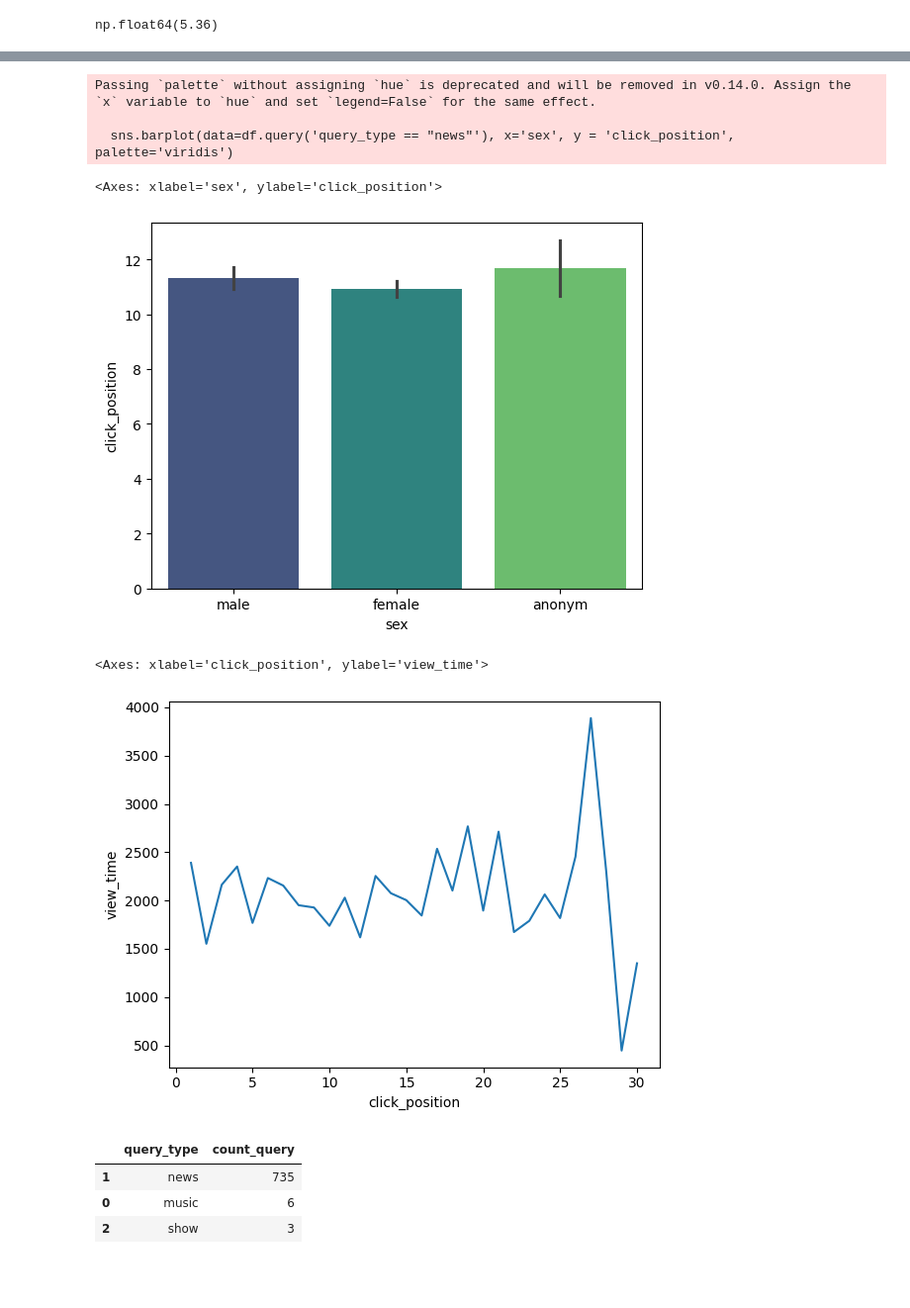
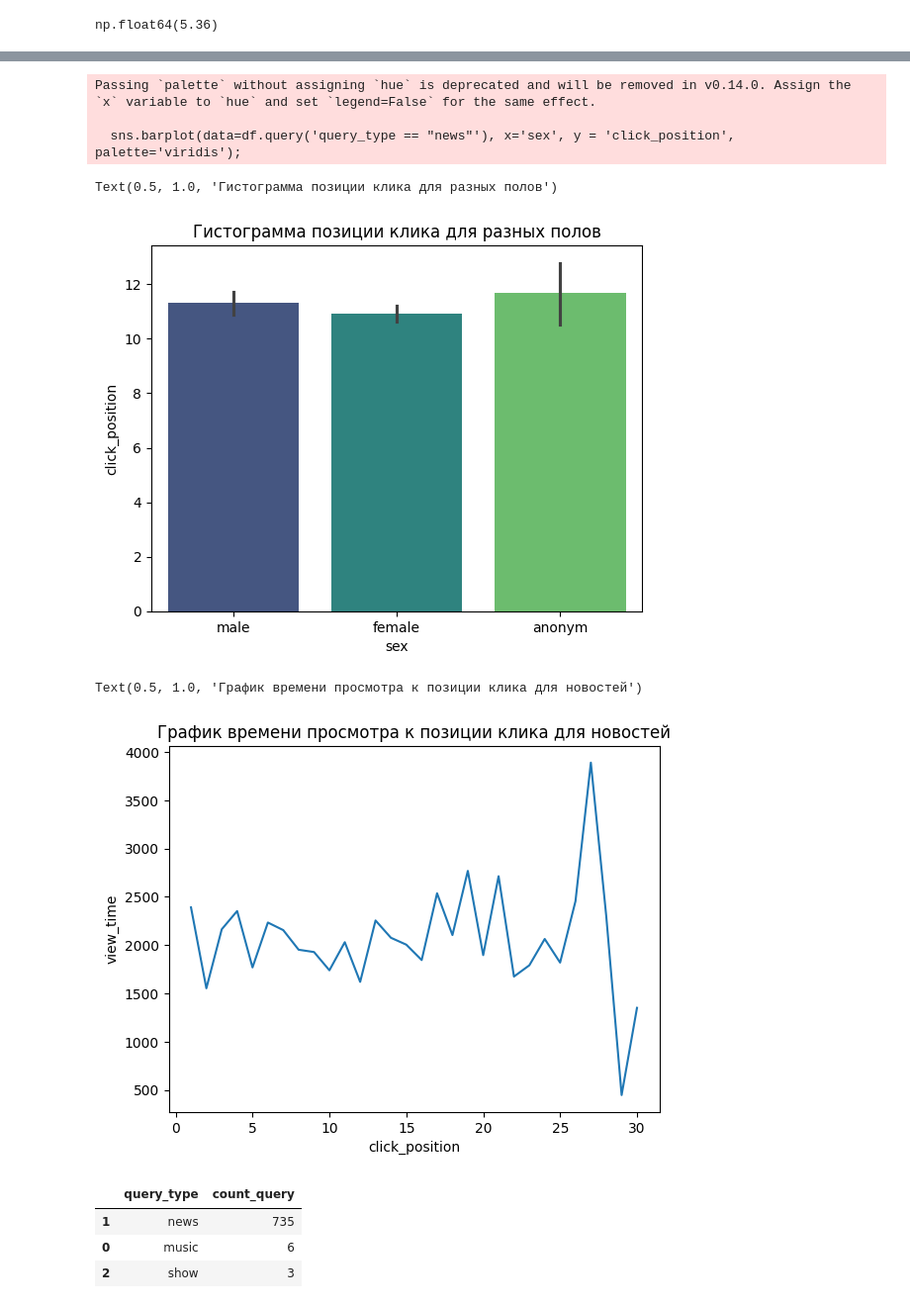
Before and after one commit to Xsize731/techtest_vk, a Jupyter notebook: main.ipynb, the cells around one changed output, grey strips where cells are left out. Shown at 99% size. Saved outputs shown, nothing was run; the diff lists cells and outputs as text; code cells hidden in the pictures; blank space fills up the shorter version.

```diff
--- a/main.ipynb
+++ b/main.ipynb
@@ -145,19 +148,21 @@ Passing `palette` without assigning `hue` is deprecated and will be removed in v
 # %%
 # проблема наблюдается для все полов
-sns.barplot(data=df.query('query_type == "news"'), x='sex', y = 'click_position', palette='viridis')
+sns.barplot(data=df.query('query_type == "news"'), x='sex', y = 'click_position', palette='viridis');
+plt.title("Гистограмма позиции клика для разных полов")
 # %% [output]
 Passing `palette` without assigning `hue` is deprecated and will be removed in v0.14.0. Assign the `x` variable to `hue` and set `legend=False` for the same effect.
 
-  sns.barplot(data=df.query('query_type == "news"'), x='sex', y = 'click_position', palette='viridis')
+  sns.barplot(data=df.query('query_type == "news"'), x='sex', y = 'click_position', palette='viridis');
-<Axes: xlabel='sex', ylabel='click_position'>
+Text(0.5, 1.0, 'Гистограмма позиции клика для разных полов')
-[figure, old version]
+[figure, new version]
 # %%
 # видно что релевантный контент пользователи находят на больших кликах
 sns.lineplot(data=df[df['view_time'] > 0].query('query_type == "news"'), x='click_position', y='view_time',
              estimator=np.mean, errorbar=None)
+plt.title("График времени просмотра к позиции клика для новостей")
 # %% [output]
-<Axes: xlabel='click_position', ylabel='view_time'>
+Text(0.5, 1.0, 'График времени просмотра к позиции клика для новостей')
-[figure, old version]
+[figure, new version]
 # %%
 # рассмотрим эти случаи
 # 6 и 3 больше походят на выбросы, а вот 735 новостей после 20 клика должны о чем то говорить
```
Also changed, not shown: parts of 11 cells of this notebook.
